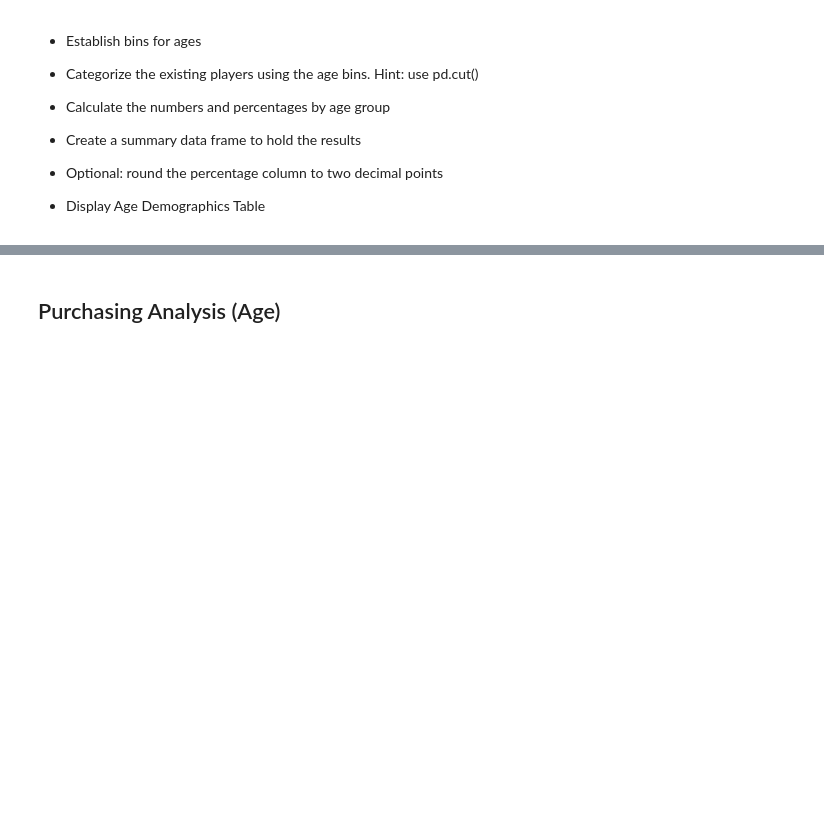
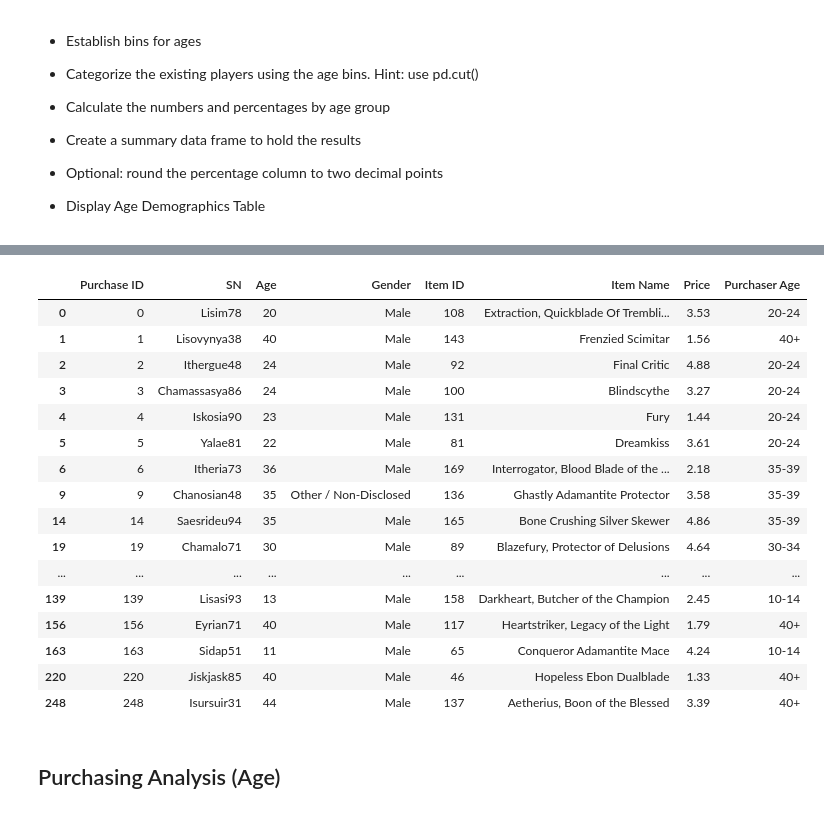
Before and after one commit to pasco27/pandas_homework, a Jupyter notebook: HerosOfPymoli/HeroesOfPymoli_starter.ipynb, the cells around one changed output, grey strips where cells are left out. Cells and saved outputs as stored; diff of their text form; code cells hidden in the pictures; blank space fills up the shorter version.

```diff
--- a/HerosOfPymoli/HeroesOfPymoli_starter.ipynb
+++ b/HerosOfPymoli/HeroesOfPymoli_starter.ipynb
@@ -381,3 +385,6 @@ summary_purchased_items
 bins = [0, 10, 14, 19, 24, 29, 34, 39, 100]
 
 group_names = ["<10", "10-14", "15-19", "20-24", "25-29", "30-34", "35-39", "40+"]
+# %%
+purchase_data["Purchaser Age"] = pd.cut(purchase_data["Age"], bins, labels = group_names)
+purchase_data.head()
@@ -384,3 +398,24 @@ group_names = ["<10", "10-14", "15-19", "20-24", "25-29", "30-34", "35-39", "40+
+# %%
+age_groups = purchase_data.groupby("Purchaser Age")
+age_groups.head()
+# %% [output]
+|  | Purchase ID | SN | Age | Gender | Item ID | Item Name | Price | Purchaser Age |
+| 0 | 0 | Lisim78 | 20 | Male | 108 | Extraction, Quickblade Of Trembli... | 3.53 | 20-24 |
+| 1 | 1 | Lisovynya38 | 40 | Male | 143 | Frenzied Scimitar | 1.56 | 40+ |
+| 2 | 2 | Ithergue48 | 24 | Male | 92 | Final Critic | 4.88 | 20-24 |
+| 3 | 3 | Chamassasya86 | 24 | Male | 100 | Blindscythe | 3.27 | 20-24 |
+| 4 | 4 | Iskosia90 | 23 | Male | 131 | Fury | 1.44 | 20-24 |
+| 5 | 5 | Yalae81 | 22 | Male | 81 | Dreamkiss | 3.61 | 20-24 |
+| 6 | 6 | Itheria73 | 36 | Male | 169 | Interrogator, Blood Blade of the ... | 2.18 | 35-39 |
+| 9 | 9 | Chanosian48 | 35 | Other / Non-Disclosed | 136 | Ghastly Adamantite Protector | 3.58 | 35-39 |
+| 14 | 14 | Saesrideu94 | 35 | Male | 165 | Bone Crushing Silver Skewer | 4.86 | 35-39 |
+| 19 | 19 | Chamalo71 | 30 | Male | 89 | Blazefury, Protector of Delusions | 4.64 | 30-34 |
+| ... | ... | ... | ... | ... | ... | ... | ... | ... |
+| 139 | 139 | Lisasi93 | 13 | Male | 158 | Darkheart, Butcher of the Champion | 2.45 | 10-14 |
+| 156 | 156 | Eyrian71 | 40 | Male | 117 | Heartstriker, Legacy of the Light | 1.79 | 40+ |
+| 163 | 163 | Sidap51 | 11 | Male | 65 | Conqueror Adamantite Mace | 4.24 | 10-14 |
+| 220 | 220 | Jiskjask85 | 40 | Male | 46 | Hopeless Ebon Dualblade | 1.33 | 40+ |
+| 248 | 248 | Isursuir31 | 44 | Male | 137 | Aetherius, Boon of the Blessed | 3.39 | 40+ |
 # %% [markdown]
 ## Purchasing Analysis (Age)
 # %% [markdown]
```
Also changed, not shown: parts of 5 cells of this notebook.
